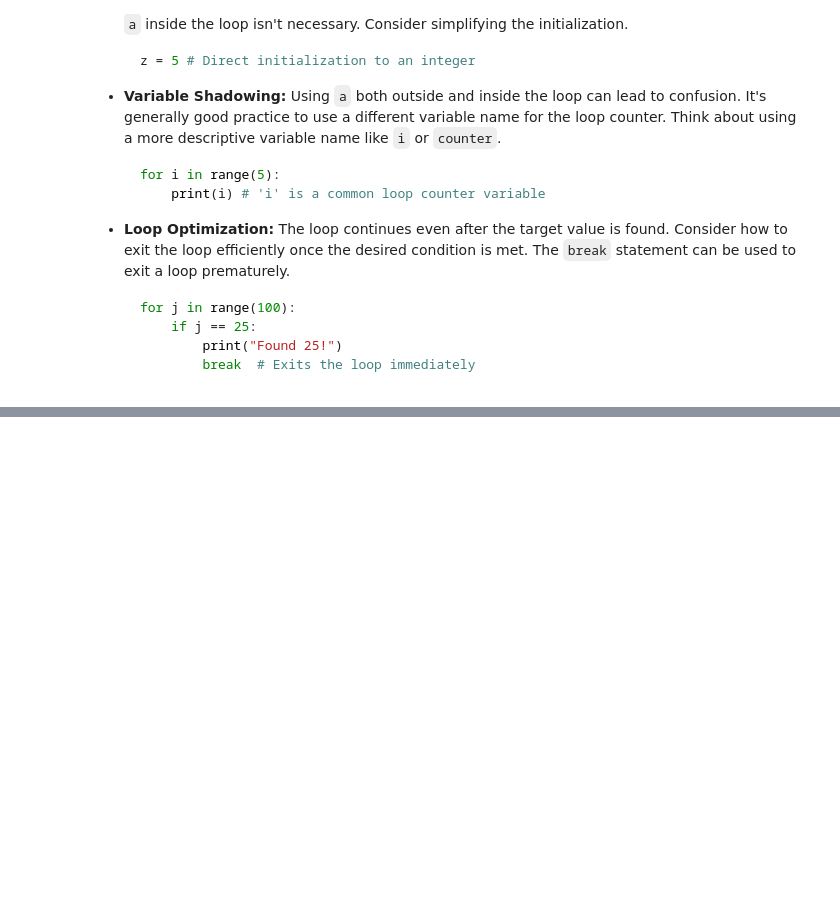
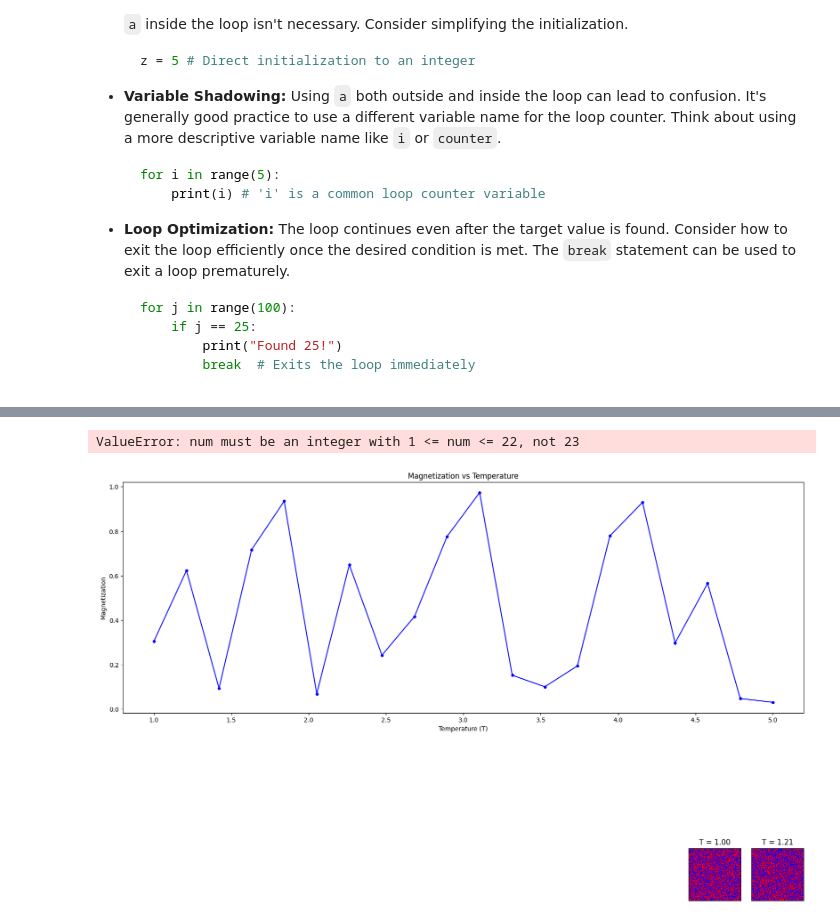
Before and after one commit to freemank1224/teach-python, a Jupyter notebook: Untitled1.ipynb, the cells around one changed output, grey strips where cells are left out. Saved outputs shown, nothing was run; the diff lists cells and outputs as text; code cells hidden in the pictures; blank space fills up the shorter version.

```diff
--- a/Untitled1.ipynb
+++ b/Untitled1.ipynb
@@ -72,0 +402,54 @@ Let's analyze and improve this Python code snippet.  Here are some points to con
+# %%
+import numpy as np
+import matplotlib.pyplot as plt
+
+# 初始化参数
+L = 100  # 系统大小，你可以根据需要调整
+T_min = 1.0
+T_max = 5.0
+num_T = 20  # 温度点的数量
+
+# 定义温度数组
+Ts = np.linspace(T_min, T_max, num_T)
+
+# 初始化自旋状态存储列表
+spin_states = []
+
+for T in Ts:
+    # 这里假设你有一个计算自旋状态的函数，例如：
+    # spin_state = calculate_spin_state(L, T)
+    # 为了演示，这里随机生成一个L×L的自旋态（+1或-1）
+    spin_state = np.random.choice([-1, 1], size=(L, L))
+    spin_states.append(spin_state)
+
+# 可视化
+plt.figure(figsize=(20, 15))  # 调整图形大小
+
+# 绘制磁化强度随温度变化的曲线（假设你有一个计算磁化强度的函数）
+# 这里用随机值演示，实际应替换为真实计算结果
+magnetizations = np.random.rand(num_T)
+
+plt.subplot(2, 1, 1)  # 上半部分：磁化强度曲线
+plt.plot(Ts, magnetizations, 'b-', marker='o', markersize=4)
+plt.xlabel('Temperature (T)')
+plt.ylabel('Magnetization')
+plt.title('Magnetization vs Temperature')
+
+# 绘制每个温度下的自旋状态（下半部分）
+for i in range(num_T):
+    plt.subplot(2, num_T//2 + 1, 20 + i + 1)  # 调整子图位置
+    spin_state = spin_states[i]
+
+    # 绘制自旋状态，用颜色表示（红色为+1，蓝色为-1）
+    plt.imshow(spin_state, cmap='bwr', interpolation='nearest',
+               vmin=-1, vmax=1)
+    plt.title(f'T = {Ts[i]:.2f}')
+    plt.xticks([])
+    plt.yticks([])
+
+# 调整布局并显示图形
+plt.tight_layout()
+plt.show()
+# %% [output]
+ValueError: num must be an integer with 1 <= num <= 22, not 23
+[figure, added]
```
Also changed, not shown: parts of 11 cells of this notebook, 6 other files.
